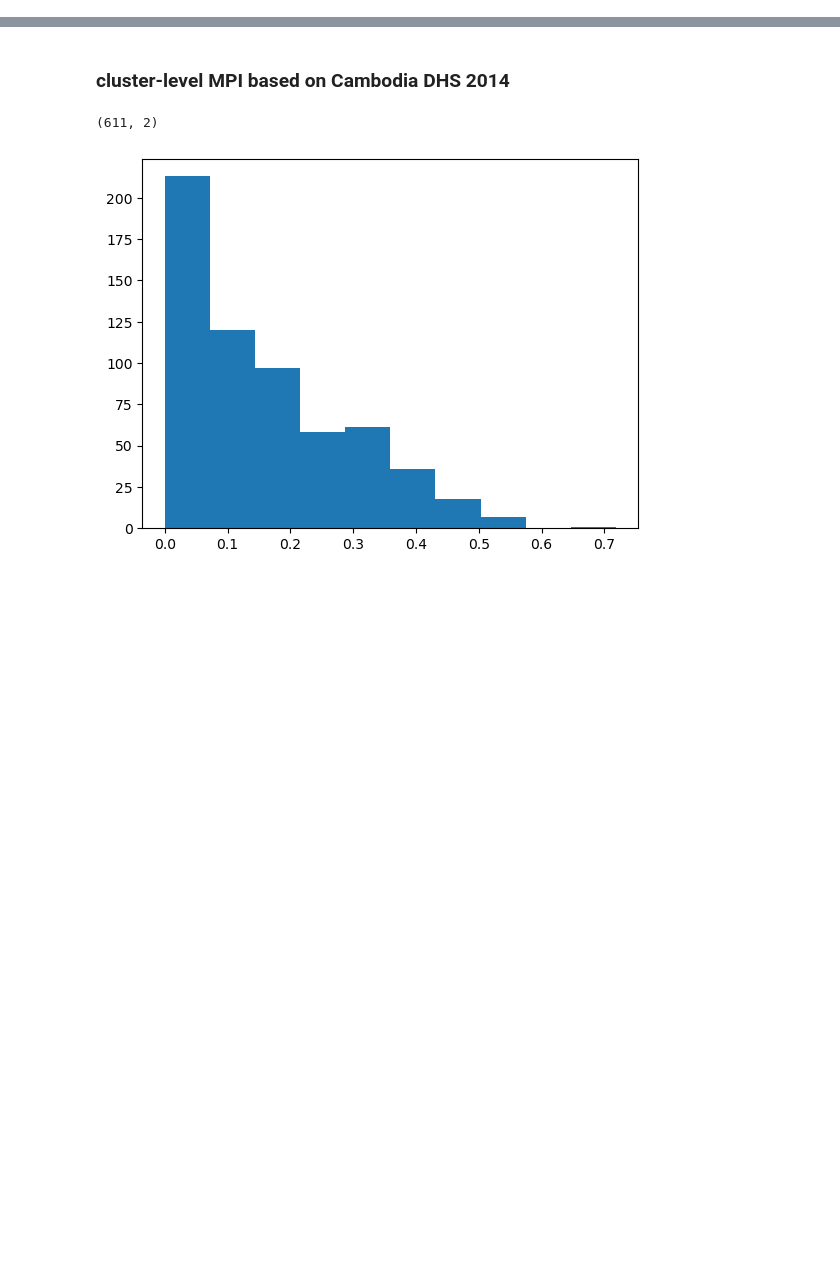
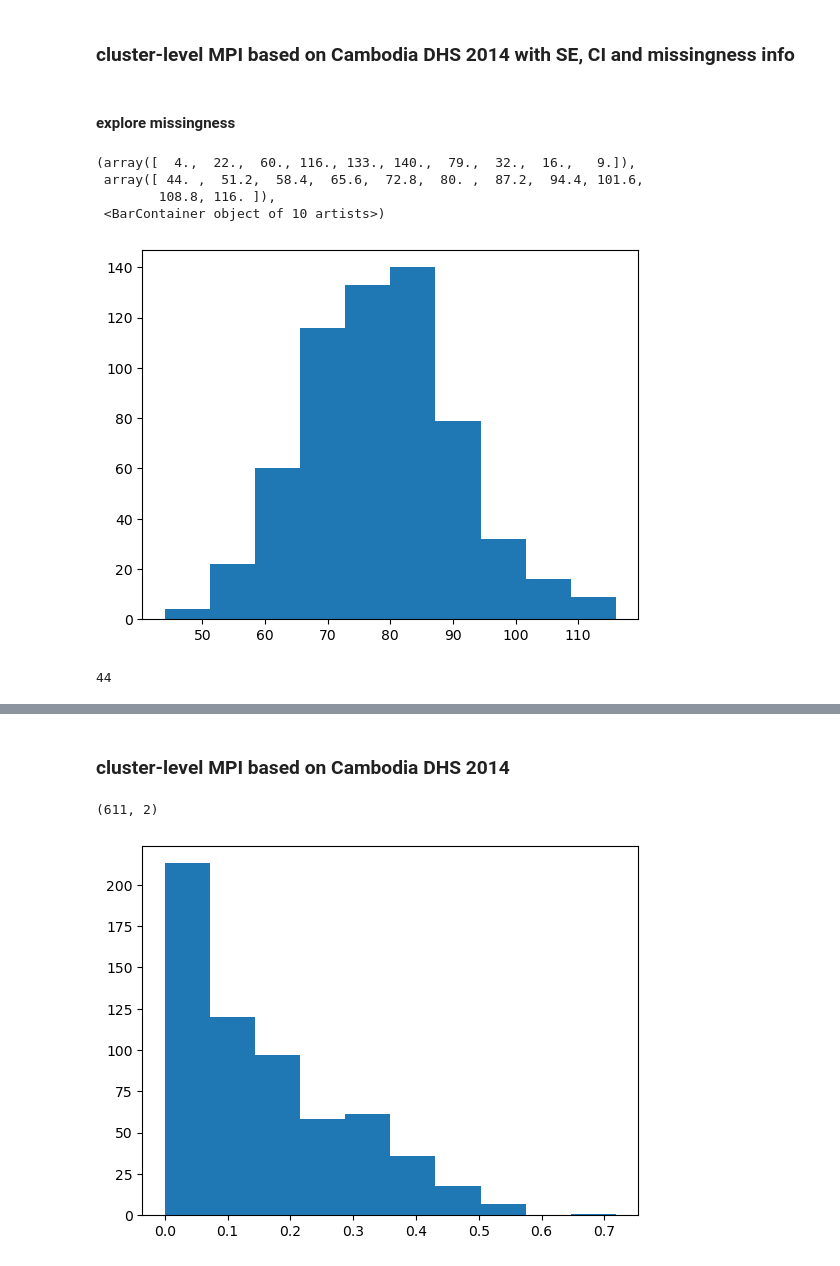
Before and after one commit to sig-gis/mpi, a Jupyter notebook: code/MPI/analysis.ipynb, the cells around one changed output, grey strips where cells are left out. Drawn from its saved outputs; the diff is of its cells as text; code cells hidden in the pictures; blank space fills up the shorter version.

Commit message:
fix typos in .py; explore SE, CI, and missingness in .ipynb; join cluster-level MPIs, their SE, CI, and missingness to shapefile

```diff
--- a/code/MPI/analysis.ipynb
+++ b/code/MPI/analysis.ipynb
@@ -7,3 +8,22 @@ import matplotlib.pyplot as plt
 code_path = Path(r'C:\Users\tianc\OneDrive\Documents\SIG\DISES\code\MPI')
 datafd_path = code_path.parent.parent / 'data' / 'MPI'
 outfd_path = code_path.parent.parent / 'output'
+# %% [markdown]
+### cluster-level MPI based on Cambodia DHS 2014 with SE, CI and missingness info
+# %%
+spatial_res = 'clust'
+df = pd.read_csv(outfd_path / 'data' / f'mpi_khm_dhs14_{spatial_res}_CI_mis.csv')
+# %% [markdown]
+#### explore missingness
+# %%
+plt.hist(df.tot_samp_ppl)  # number of people sampled in each cluster
+# %% [output]
+(array([  4.,  22.,  60., 116., 133., 140.,  79.,  32.,  16.,   9.]),
+ array([ 44. ,  51.2,  58.4,  65.6,  72.8,  80. ,  87.2,  94.4, 101.6,
+        108.8, 116. ]),
+ <BarContainer object of 10 artists>)
+[figure, added]
+# %%
+df.tot_samp_ppl.min()  # at least 44
+# %% [output]
+44
```
Also changed, not shown: parts of 14 cells of this notebook, 7 other files.
